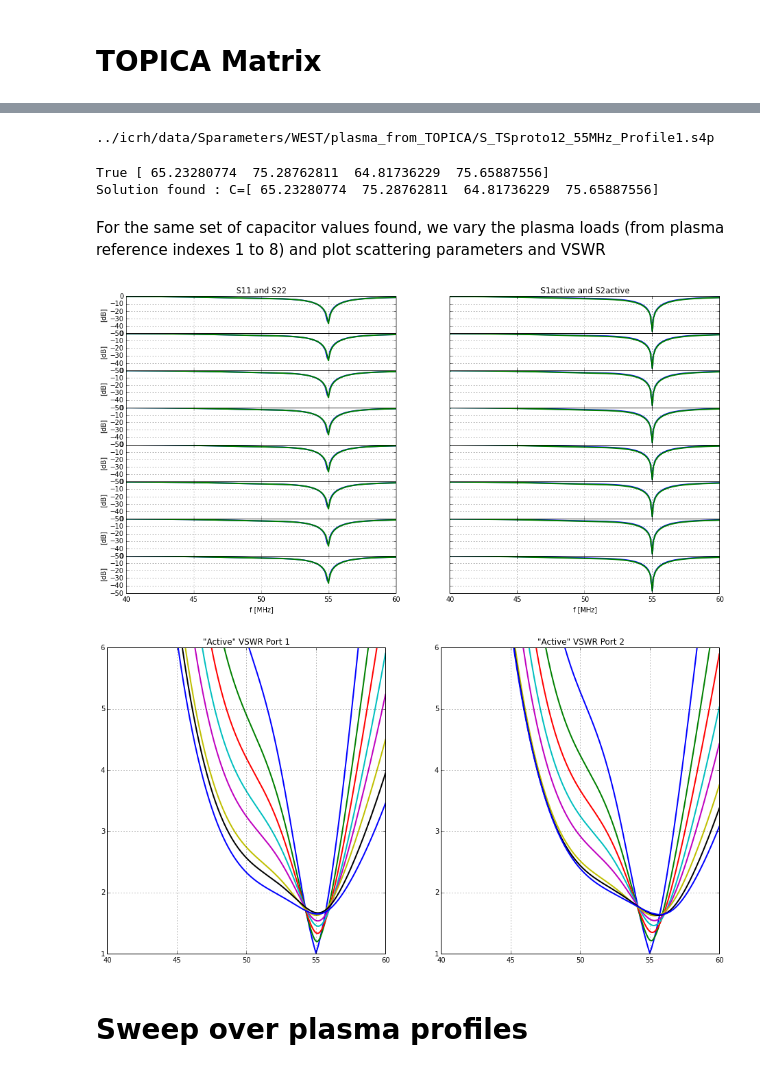
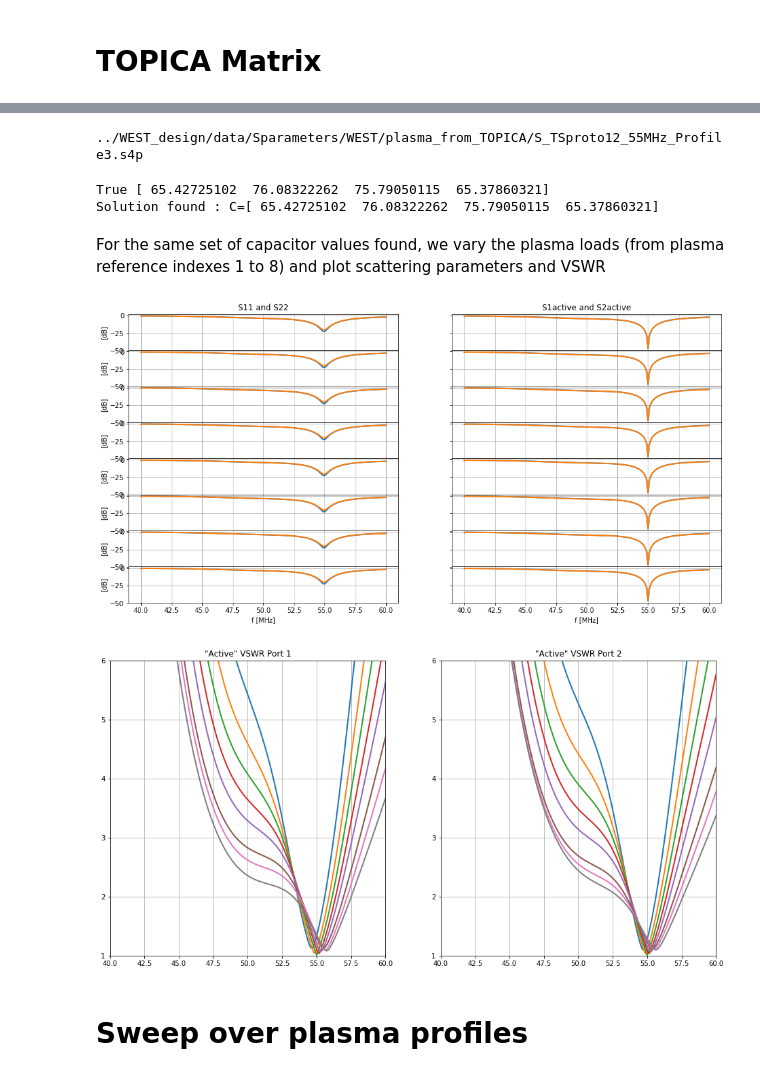
Before and after one commit to Hash--/ICRH, a Jupyter notebook: notebooks/RDL_matching_TOPICA.ipynb, the cells around one changed output, grey strips where cells are left out. Drawn from its saved outputs; the diff is of its cells as text; code cells hidden in the pictures.

Commit message:
updated the notebook to slight changes in skrf

```diff
--- a/notebooks/RDL_matching_TOPICA.ipynb
+++ b/notebooks/RDL_matching_TOPICA.ipynb
@@ -38,27 +47,27 @@ cf figure below
+# %%
+def TOPICA_plasma(s4p_filename, frequency):
+    '''
+    Returns a skrf Network from a Touchstone file which contains TOPICA plasma simulation.
+
+    The S-parameters are repeated for all frequencies for compatibility with skrf.
+    '''
+    ntwk = rf.Network(s4p_filename)
+    ntwk.frequency = frequency
+    ntwk.s = np.tile(ntwk.s, (len(frequency), 1, 1)) # could use to_frequency()
+    ntwk.z0 = ntwk.z0#np.tile(ntwk.z0, (len(frequency),1))
+    return ntwk
 # %%
 f_match = 55e6 # matching frequency
 Z_match = [30+1j*0, 30+1j*0] # matching impedance
 power_in = [1, 1] # input wave powers [watts]
 phase_in = [0, pi] # input wave phases [radians]
-plasma_profile_nb = 1 # 1 to 8 for Tore Supra L-mode plasma density profiles measured in 2007.
+plasma_profile_nb = 3 # 1 to 8 for Tore Supra L-mode plasma density profiles measured in 2007.
 
-filename = '../icrh/data/Sparameters/WEST/plasma_from_TOPICA/S_TSproto12_55MHz_Profile{}.s4p'\
+filename = '../WEST_design/data/Sparameters/WEST/plasma_from_TOPICA/S_TSproto12_55MHz_Profile{}.s4p'\
             .format(str(int(plasma_profile_nb)))
 print(filename)
 # %% [output]
-../icrh/data/Sparameters/WEST/plasma_from_TOPICA/S_TSproto12_55MHz_Profile1.s4p
+../WEST_design/data/Sparameters/WEST/plasma_from_TOPICA/S_TSproto12_55MHz_Profile3.s4p
-# %%
-def TOPICA_plasma(s4p_filename, frequency):
-    '''
-    Returns a skrf Network from a Touchstone file which contains TOPICA plasma simulation.
-
-    The S-parameters are repeated for all frequencies for compatibility with skrf.
-    '''
-    ntwk = rf.io.hfss_touchstone_2_network(s4p_filename)
-    ntwk.frequency = frequency
-    ntwk.s = np.tile(ntwk.s, (len(frequency), 1, 1)) # could use to_frequency()
-    ntwk.z0 = np.tile(ntwk.z0, (len(frequency),1))
-    return ntwk
 # %%
 plasma_TOPICA = TOPICA_plasma(filename, bridge.frequency)
 
@@ -66,11 +75,11 @@ CT1 = ConjugateT(bridge, impedance_transformer, window)
 CT2 = ConjugateT(bridge, impedance_transformer, window)
 
 RDL = ResonantDoubleLoop(CT1, CT2, plasma_TOPICA)
-
-sol_TOPICA = RDL.match(power_in, phase_in, f_match, Z_match)
-# %% [output]
-True [ 65.23280774  75.28762811  64.81736229  75.65887556]
-Solution found : C=[ 65.23280774  75.28762811  64.81736229  75.65887556]
+# %%
+sol_TOPICA = RDL.match(power_in, phase_in, f_match, Z_match)
+# %% [output]
+True [ 65.42725102  76.08322262  75.79050115  65.37860321]
+Solution found : C=[ 65.42725102  76.08322262  75.79050115  65.37860321]
 # %% [markdown]
 For the same set of capacitor values found, we vary the plasma loads (from plasma reference indexes 1 to 8) and plot scattering parameters and VSWR
 # %%
@@ -87,7 +96,7 @@ axarr[7,1].set_xlabel('f [MHz]')
 # let's go Marco !
 for id in range(8):
     RDL.plasma = TOPICA_plasma(\
-            '../icrh/data/Sparameters/WEST/plasma_from_TOPICA/S_TSproto12_55MHz_Profile{}.s4p'.format(int(plasma_profile_nb)), \
+            '../WEST_design/data/Sparameters/WEST/plasma_from_TOPICA/S_TSproto12_55MHz_Profile{}.s4p'.format(int(plasma_profile_nb)), \
             bridge.frequency)
     # S11 and S22
     axarr[id, 0].plot(RDL.get_f()/1e6, RDL.get_network().s_db[:,0,0], lw=2)
@@ -101,27 +110,27 @@ for id in range(8):
     axarr[id, 1].plot(RDL.get_f()/1e6, 20*np.log10(np.abs(Sact[:,1])), lw=2)
     axarr[id, 1].grid(True)
 # %% [output]
-[figure, old version]
+[figure, new version]
 # %%
 for id in range(1, 9):
     RDL.plasma = TOPICA_plasma(\
-                               '../icrh/data/Sparameters/WEST/plasma_from_TOPICA/S_TSproto12_55MHz_Profile{}.s4p'.format(id),\
+                               '../WEST_design/data/Sparameters/WEST/plasma_from_TOPICA/S_TSproto12_55MHz_Profile{}.s4p'.format(id),\
                                bridge.frequency)
     VSWR_active = RDL.get_vswr_active(power_in, phase_in)
 
     subplot(1,2,1)
     plot(RDL.get_f()/1e6, VSWR_active[:,0] , lw=2)
     axis([40,60,1,6])
     grid('on')
     title('"Active" VSWR Port 1')
 
     subplot(1,2,2)
     plot(RDL.get_f()/1e6, VSWR_active[:,1] , lw=2)
     axis([40,60,1,6])
     grid('on')
     title('"Active" VSWR Port 2')
 # %% [output]
-[figure, old version]
+[figure, new version]
 # %% [markdown]
 # Sweep over plasma profiles
 # %% [markdown]
```
Also changed, not shown: parts of 10 cells of this notebook.
